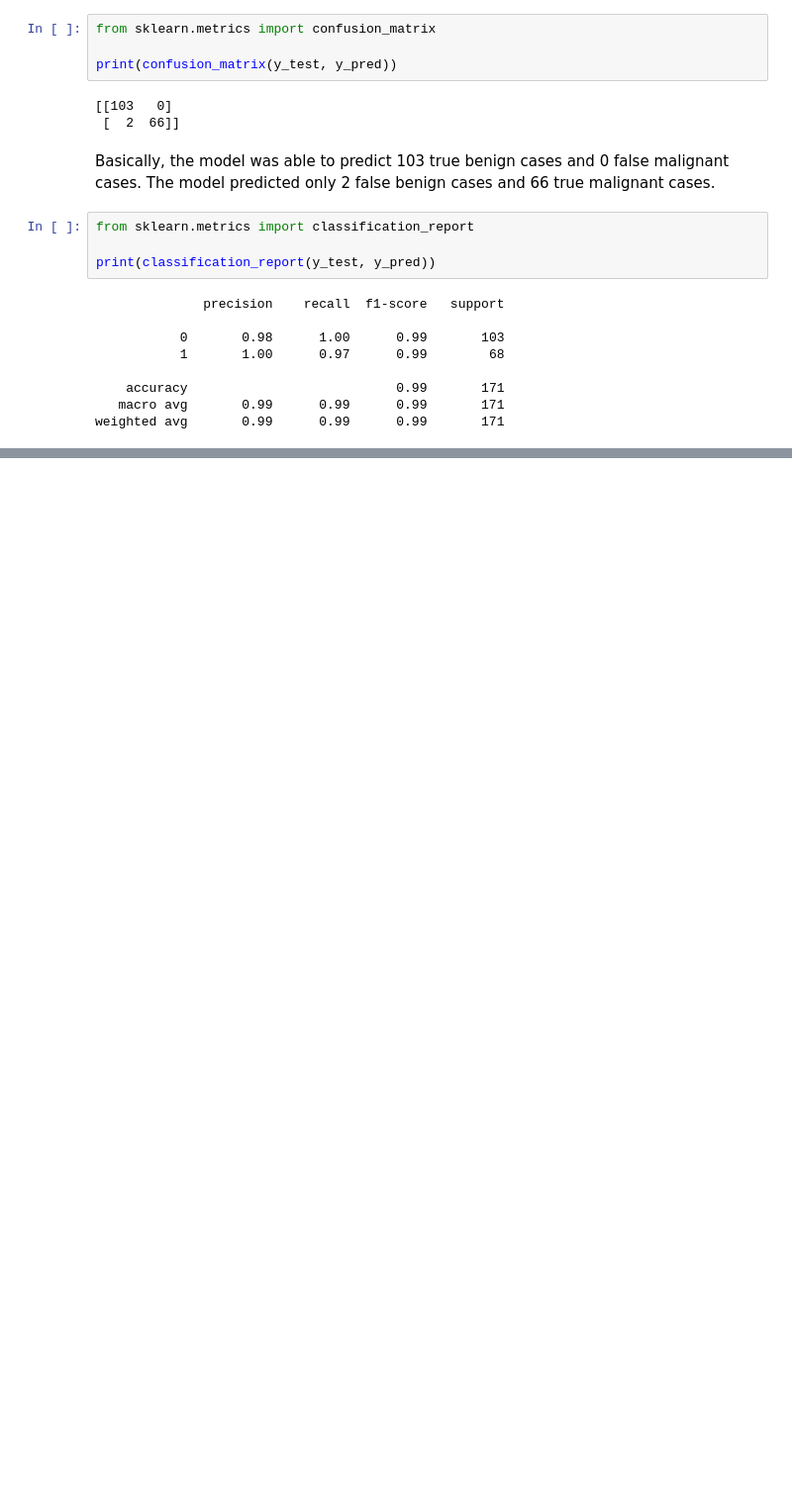
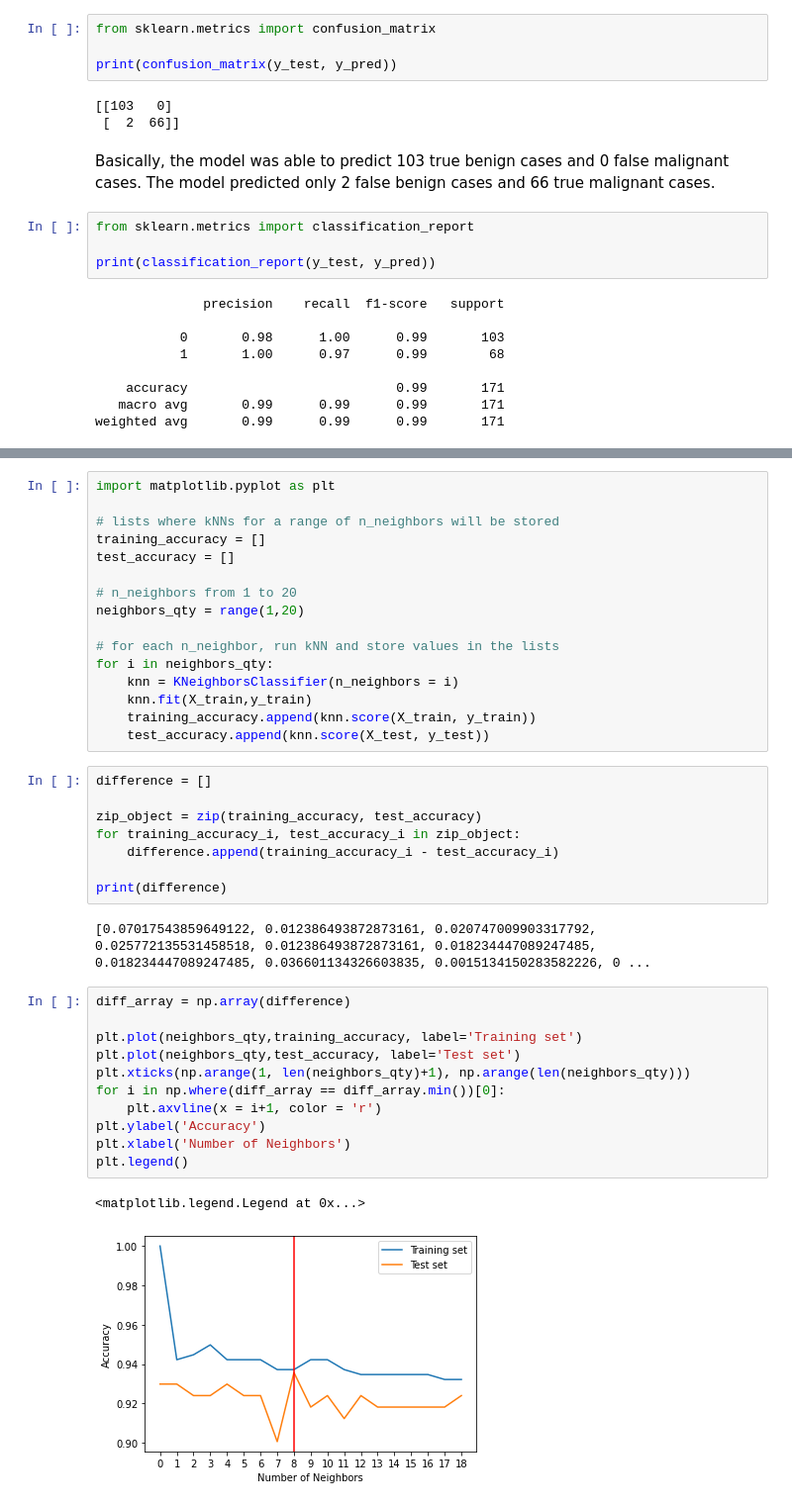
Before and after one commit to ghmigliorini/Machine-Learning-Ciencia-de-Dados-UTFPR, a Jupyter notebook: code/breast_cancer.ipynb, the cells around one changed output, grey strips where cells are left out. Shown: that part at 99% size. Cells and saved outputs as stored; diff of their text form; blank space fills up the shorter version.

```diff
--- a/code/breast_cancer.ipynb
+++ b/code/breast_cancer.ipynb
@@ -162,0 +163,40 @@ weighted avg       0.99      0.99      0.99       171
+# %%
+import matplotlib.pyplot as plt
+
+# lists where kNNs for a range of n_neighbors will be stored
+training_accuracy = []
+test_accuracy = []
+
+# n_neighbors from 1 to 20
+neighbors_qty = range(1,20)
+
+# for each n_neighbor, run kNN and store values in the lists
+for i in neighbors_qty:
+    knn = KNeighborsClassifier(n_neighbors = i)
+    knn.fit(X_train,y_train)
+    training_accuracy.append(knn.score(X_train, y_train))
+    test_accuracy.append(knn.score(X_test, y_test))
+# %%
+difference = []
+
+zip_object = zip(training_accuracy, test_accuracy)
+for training_accuracy_i, test_accuracy_i in zip_object:
+    difference.append(training_accuracy_i - test_accuracy_i)
+
+print(difference)
+# %% [output]
+[0.07017543859649122, 0.012386493872873161, 0.020747009903317792, 0.025772135531458518, 0.012386493872873161, 0.018234447089247485, 0.018234447089247485, 0.036601134326603835, 0.0015134150283582226, 0 ...
+# %%
+diff_array = np.array(difference)
+
+plt.plot(neighbors_qty,training_accuracy, label='Training set')
+plt.plot(neighbors_qty,test_accuracy, label='Test set')
+plt.xticks(np.arange(1, len(neighbors_qty)+1), np.arange(len(neighbors_qty)))
+for i in np.where(diff_array == diff_array.min())[0]:
+    plt.axvline(x = i+1, color = 'r')
+plt.ylabel('Accuracy')
+plt.xlabel('Number of Neighbors')
+plt.legend()
+# %% [output]
+<matplotlib.legend.Legend at 0x...>
+[figure, added]
```
Also changed, not shown: parts of 8 cells of this notebook.
